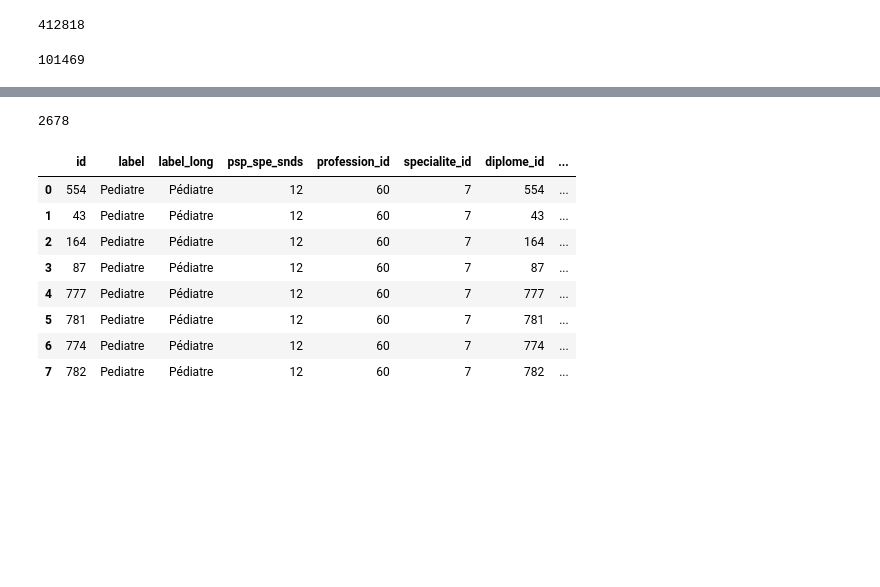
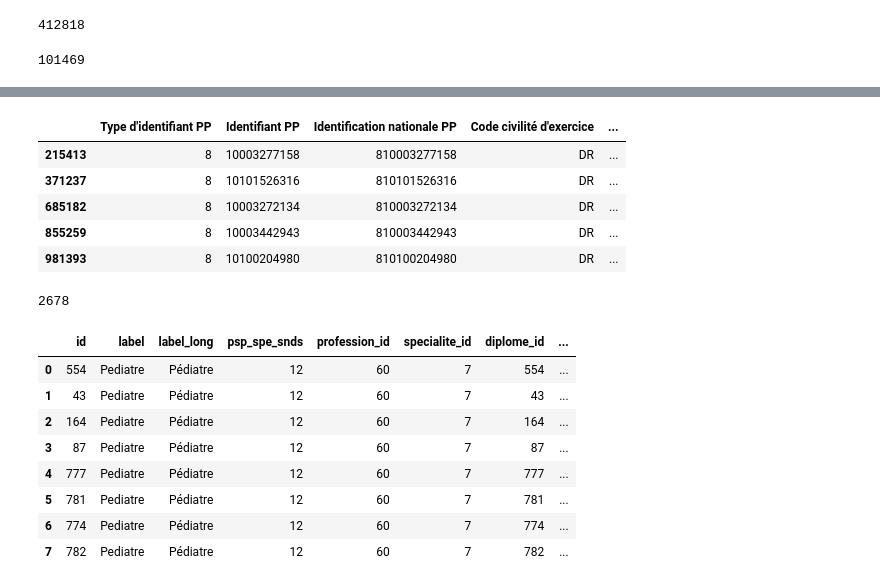
Before and after one commit to cyrilvincent/skema, a Jupyter notebook: apl/pa_test.ipynb, the cells around one changed output, grey strips where cells are left out. Saved outputs shown, nothing was run; the diff lists cells and outputs as text; code cells hidden in the pictures; blank space fills up the shorter version.

```diff
--- a/apl/pa_test.ipynb
+++ b/apl/pa_test.ipynb
@@ -38,3 +56,15 @@ df[df["Code profession"]==60]["inpp"].nunique() #ameli 99467
+# %%
+df[(df["Code commune (coord. structure)"]=="06136") &
+    (df["Code mode exercice"]=="L") &
+    (df["Code profession"]==10)  &
+    (df["Libellé savoir-faire"].str.contains("Géné"))]
+# %% [output]
+|  | Type d'identifiant PP | Identifiant PP | Identification nationale PP | Code civilité d'exercice | ... |
+| 215413 | 8 | 10003277158 | 810003277158 | DR | ... |
+| 371237 | 8 | 10101526316 | 810101526316 | DR | ... |
+| 685182 | 8 | 10003272134 | 810003272134 | DR | ... |
+| 855259 | 8 | 10003442943 | 810003442943 | DR | ... |
+| 981393 | 8 | 10100204980 | 810100204980 | DR | ... |
 # %%
 df2=df[df["Libellé savoir-faire"]=="Pédiatrie"]
 df2["inpp"].nunique() #2678
```
Also changed, not shown: parts of 1 cell of this notebook, 4 other files.
